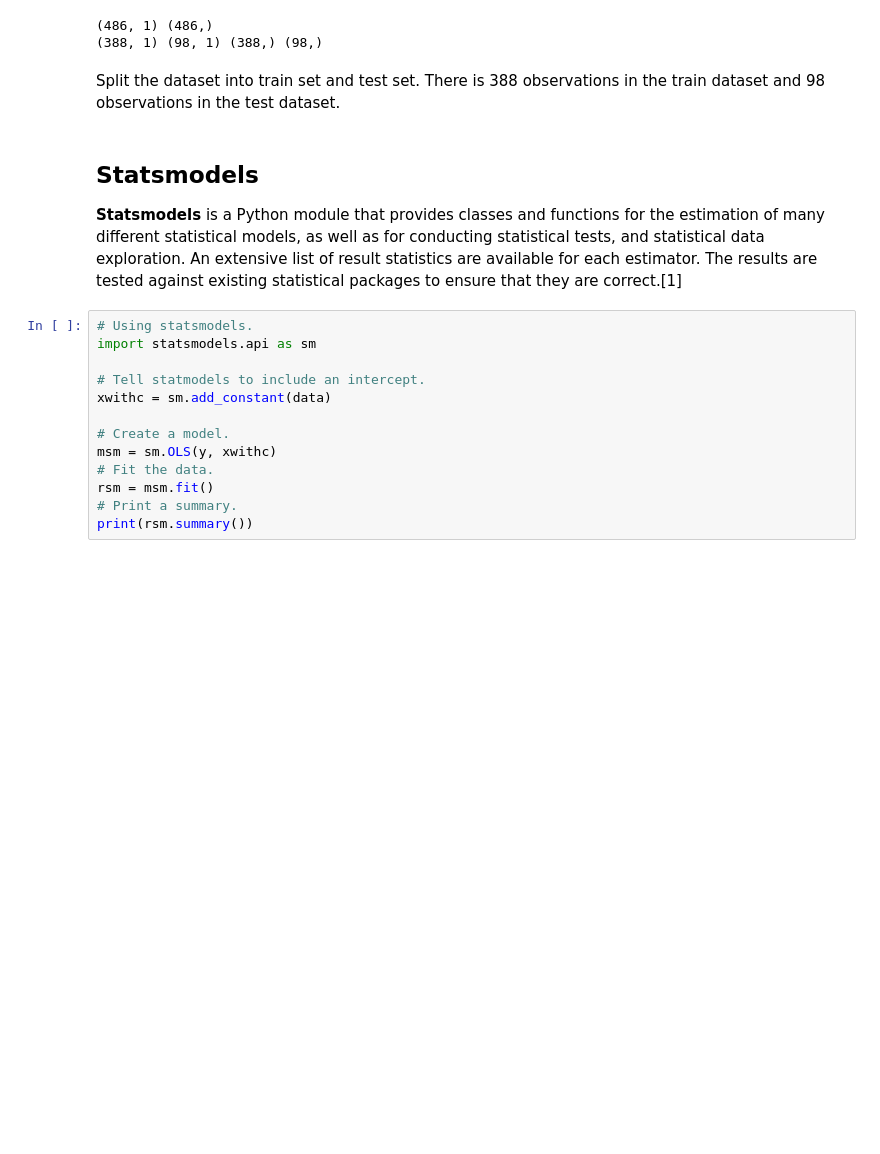
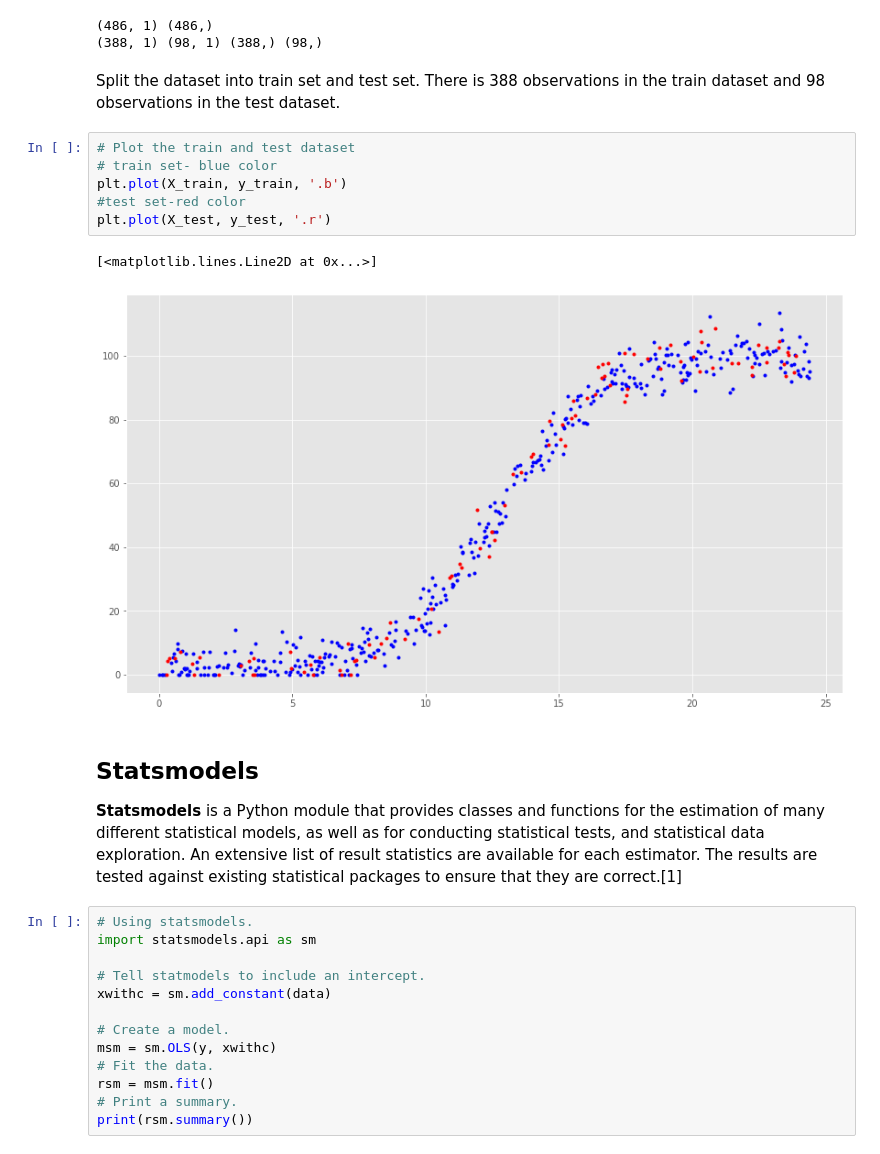
Before and after one commit to amacuga/mls-project-2020, a Jupyter notebook: Project.ipynb, the cells around one changed output. Saved outputs shown, nothing was run; the diff lists cells and outputs as text; blank space fills up the shorter version.

```diff
--- a/Project.ipynb
+++ b/Project.ipynb
@@ -124,6 +124,15 @@ print(X_train.shape, X_test.shape, y_train.shape, y_test.shape)
 (388, 1) (98, 1) (388,) (98,)
 # %% [markdown]
 Split the dataset into train set and test set. There is 388 observations in the train dataset and 98 observations in the test dataset.
+# %%
+# Plot the train and test dataset
+# train set- blue color
+plt.plot(X_train, y_train, '.b')
+#test set-red color
+plt.plot(X_test, y_test, '.r')
+# %% [output]
+[<matplotlib.lines.Line2D at 0x...>]
+[figure, added]
 # %% [markdown]
 ## Statsmodels
 
```
Also changed, not shown: parts of 23 cells of this notebook.
